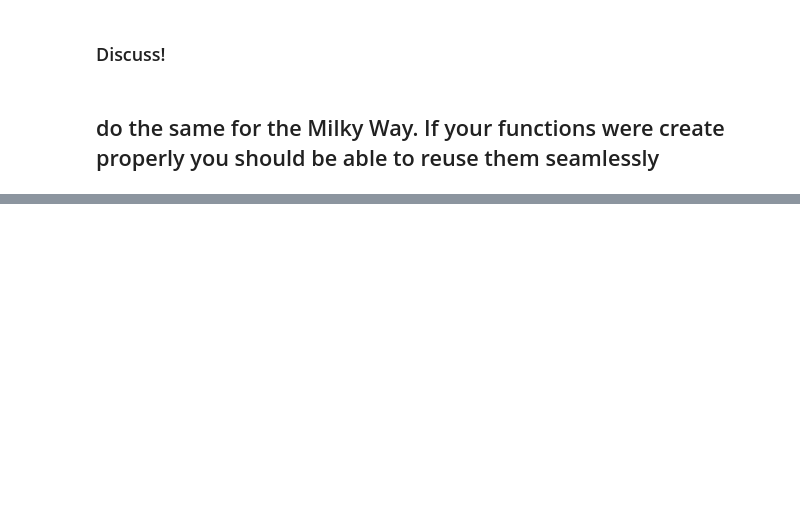
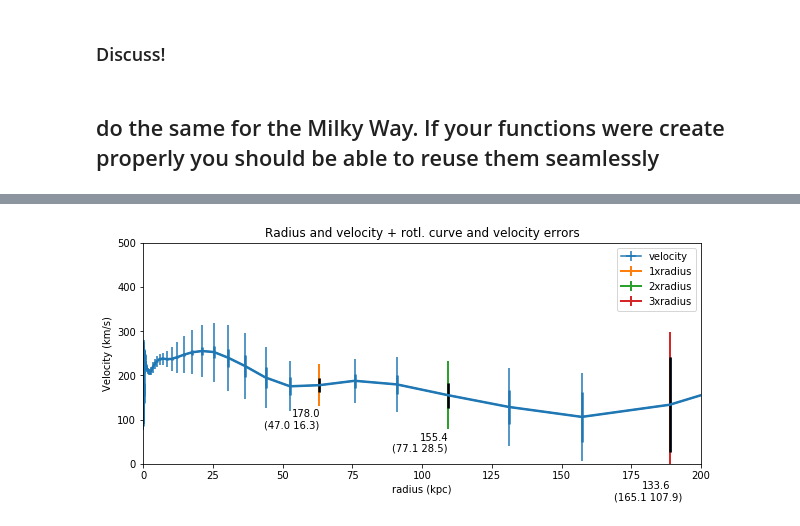
Before and after one commit to samuelmat/DSPS_tFessaras, a Jupyter notebook: HW4/GalrotCurve.ipynb, the cells around one changed output, grey strips where cells are left out. Drawn from its saved outputs; the diff is of its cells as text; code cells hidden in the pictures; blank space fills up the shorter version.

```diff
--- a/HW4/GalrotCurve.ipynb
+++ b/HW4/GalrotCurve.ipynb
@@ -224,0 +300,2 @@ def vratios(gal, rds, rd, err='dv'):
+# %%
+mw = pd.read_csv("https://raw.githubusercontent.com/fedhere/DSPS/master/HW4/mw.csv", header = 1)
@@ -224,0 +311,6 @@ def vratios(gal, rds, rd, err='dv'):
+# %%
+mw = mw.rename(columns = {'R(kpc)': 'r',
+                           'v' : 'v',
+                           'St.dev.' : 'dv',
+                           'St.error': 'err'})
+mw.head()
@@ -224,0 +324,6 @@ def vratios(gal, rds, rd, err='dv'):
+# %%
+mwsize = 53.5
+mwUncertainty = 7.5
+plotGal(mw,mwsize)
+# %% [output]
+[figure, added]
```
Also changed, not shown: parts of 10 cells of this notebook.
